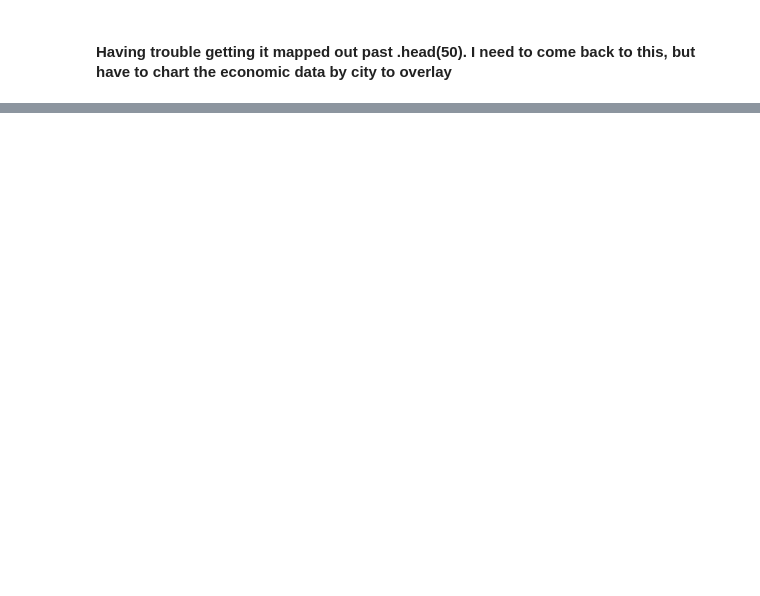
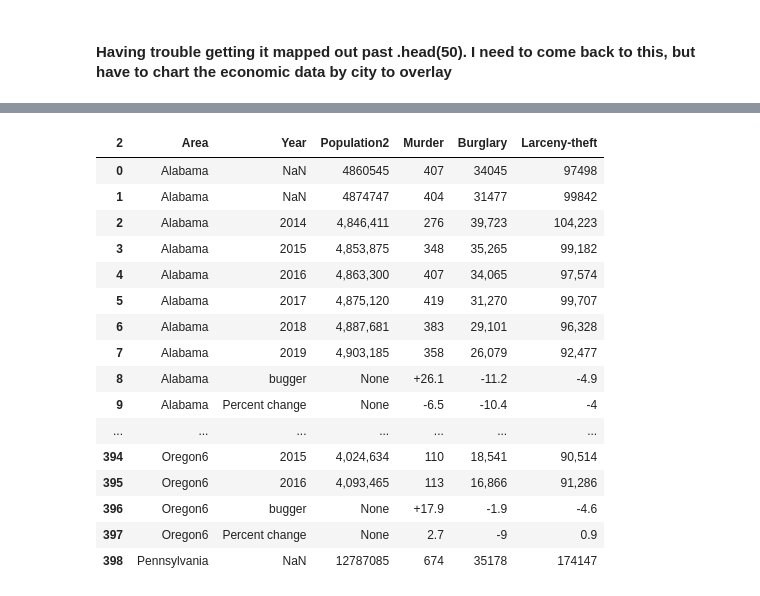
Before and after one commit to Cuiweiyi/CALEA_and_crime, a Jupyter notebook: notebook/Crime_and_Cost_Living.ipynb, the cells around one changed output, grey strips where cells are left out. Cells and saved outputs as stored; diff of their text form; code cells hidden in the pictures; blank space fills up the shorter version.

```diff
--- a/notebook/Crime_and_Cost_Living.ipynb
+++ b/notebook/Crime_and_Cost_Living.ipynb
@@ -457,0 +1100,23 @@ steal5=cr15[['Area','Year','Population2','Burglary', 'Larceny-theft]]
+# %%
+df = df.drop(violent[violent['Year'] == 'Percent change'].index, inplace=False)
+df['Year'] =df['Year'].str.replace('Percent\nchange','bugger')
+df = df.rename(columns = {'Murder and \nnonnegligent \nmanslaughter': "Murder"})
+df
+# %% [output]
+| 2 | Area | Year | Population2 | Murder | Burglary | Larceny-theft |
+| 0 | Alabama | NaN | 4860545 | 407 | 34045 | 97498 |
+| 1 | Alabama | NaN | 4874747 | 404 | 31477 | 99842 |
+| 2 | Alabama | 2014 | 4,846,411 | 276 | 39,723 | 104,223 |
+| 3 | Alabama | 2015 | 4,853,875 | 348 | 35,265 | 99,182 |
+| 4 | Alabama | 2016 | 4,863,300 | 407 | 34,065 | 97,574 |
+| 5 | Alabama | 2017 | 4,875,120 | 419 | 31,270 | 99,707 |
+| 6 | Alabama | 2018 | 4,887,681 | 383 | 29,101 | 96,328 |
+| 7 | Alabama | 2019 | 4,903,185 | 358 | 26,079 | 92,477 |
+| 8 | Alabama | bugger | None | +26.1 | -11.2 | -4.9 |
+| 9 | Alabama | Percent change | None | -6.5 | -10.4 | -4 |
+| ... | ... | ... | ... | ... | ... | ... |
+| 394 | Oregon6 | 2015 | 4,024,634 | 110 | 18,541 | 90,514 |
+| 395 | Oregon6 | 2016 | 4,093,465 | 113 | 16,866 | 91,286 |
+| 396 | Oregon6 | bugger | None | +17.9 | -1.9 | -4.6 |
+| 397 | Oregon6 | Percent change | None | 2.7 | -9 | 0.9 |
+| 398 | Pennsylvania | NaN | 12787085 | 674 | 35178 | 174147 |
```
Also changed, not shown: parts of 79 cells of this notebook.
